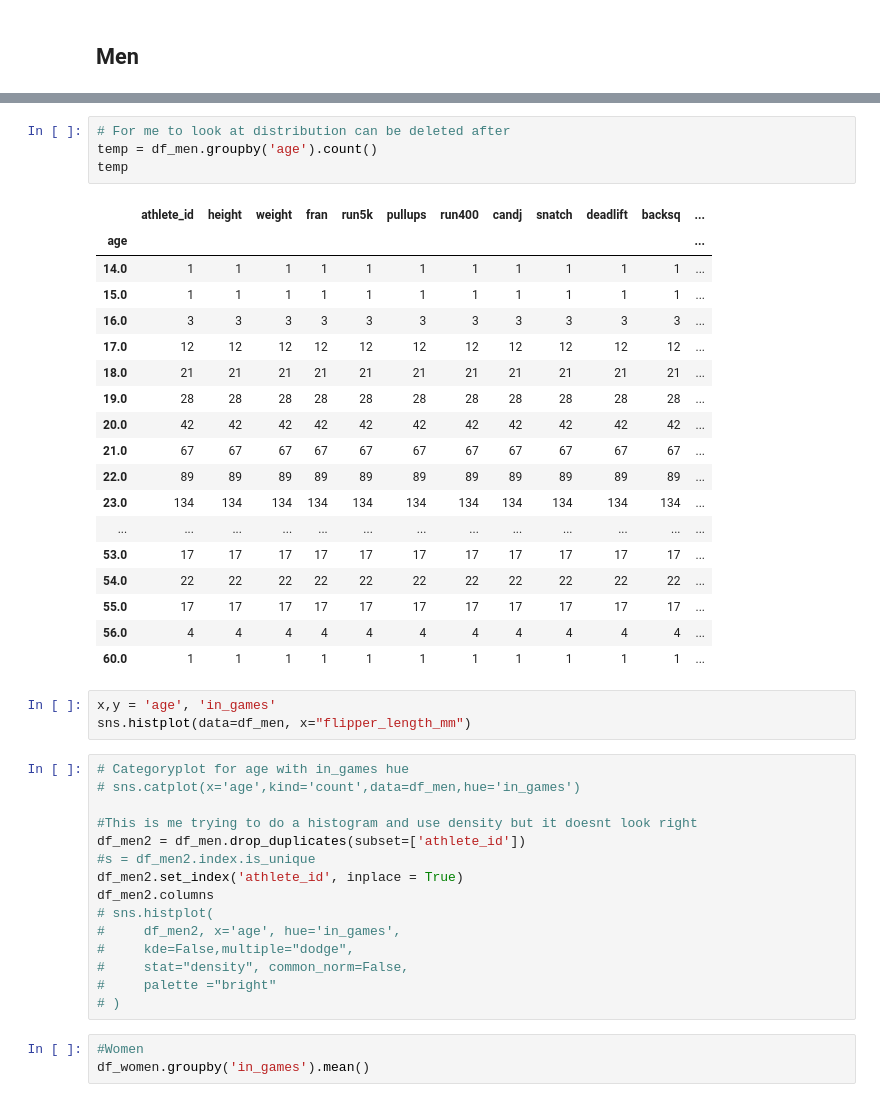
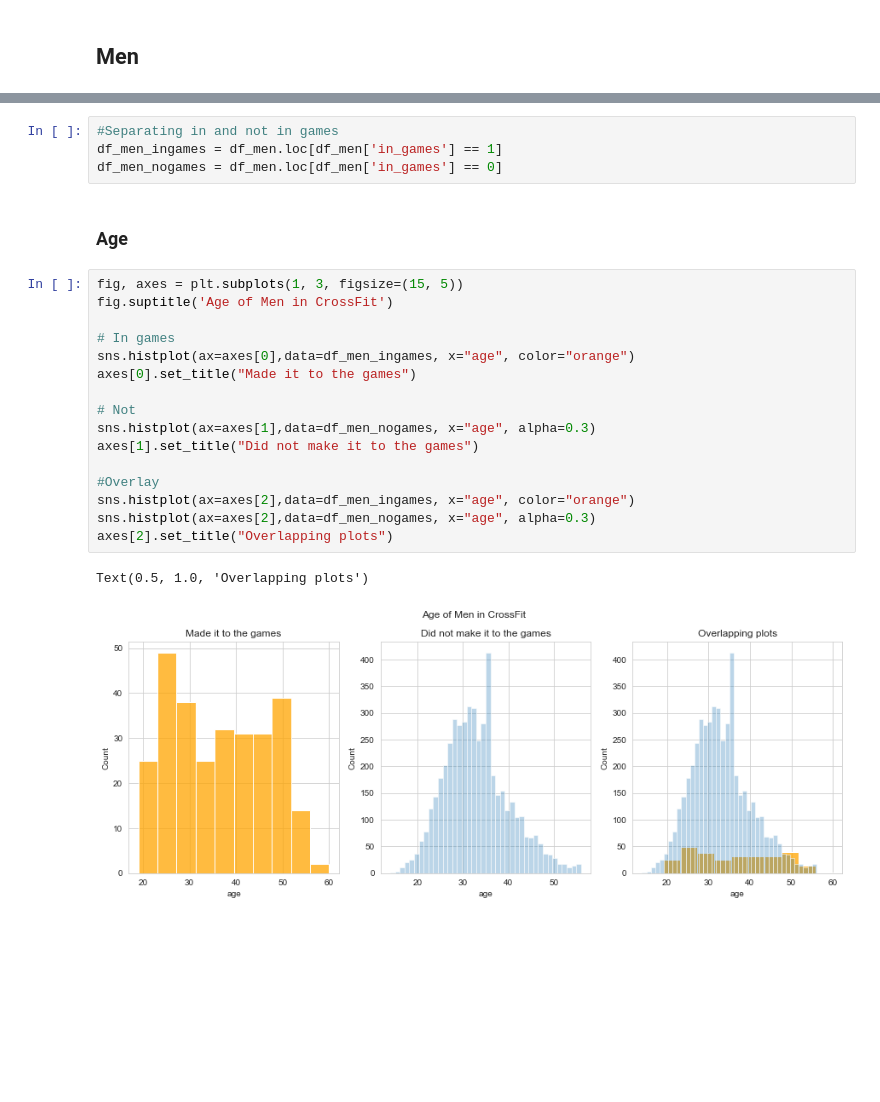
Before and after one commit to allisontao/crossfit-games-analysis, a Jupyter notebook: logistic_regression.ipynb, the cells around one changed output, grey strips where cells are left out. Drawn from its saved outputs; the diff is of its cells as text; blank space fills up the shorter version.

Commit message:
all histograms

```diff
--- a/logistic_regression.ipynb
+++ b/logistic_regression.ipynb
@@ -194,44 +174,25 @@ x,y = 'age', 'in_games'
-# %%
-# For me to look at distribution can be deleted after
-temp = df_men.groupby('age').count()
-temp
-# %% [output]
-|  | athlete_id | height | weight | fran | run5k | pullups | run400 | candj | snatch | deadlift | backsq | ... |
-| age |  |  |  |  |  |  |  |  |  |  |  | ... |
-| 14.0 | 1 | 1 | 1 | 1 | 1 | 1 | 1 | 1 | 1 | 1 | 1 | ... |
-| 15.0 | 1 | 1 | 1 | 1 | 1 | 1 | 1 | 1 | 1 | 1 | 1 | ... |
-| 16.0 | 3 | 3 | 3 | 3 | 3 | 3 | 3 | 3 | 3 | 3 | 3 | ... |
-| 17.0 | 12 | 12 | 12 | 12 | 12 | 12 | 12 | 12 | 12 | 12 | 12 | ... |
-| 18.0 | 21 | 21 | 21 | 21 | 21 | 21 | 21 | 21 | 21 | 21 | 21 | ... |
-| 19.0 | 28 | 28 | 28 | 28 | 28 | 28 | 28 | 28 | 28 | 28 | 28 | ... |
-| 20.0 | 42 | 42 | 42 | 42 | 42 | 42 | 42 | 42 | 42 | 42 | 42 | ... |
-| 21.0 | 67 | 67 | 67 | 67 | 67 | 67 | 67 | 67 | 67 | 67 | 67 | ... |
-| 22.0 | 89 | 89 | 89 | 89 | 89 | 89 | 89 | 89 | 89 | 89 | 89 | ... |
-| 23.0 | 134 | 134 | 134 | 134 | 134 | 134 | 134 | 134 | 134 | 134 | 134 | ... |
-| ... | ... | ... | ... | ... | ... | ... | ... | ... | ... | ... | ... | ... |
-| 53.0 | 17 | 17 | 17 | 17 | 17 | 17 | 17 | 17 | 17 | 17 | 17 | ... |
-| 54.0 | 22 | 22 | 22 | 22 | 22 | 22 | 22 | 22 | 22 | 22 | 22 | ... |
-| 55.0 | 17 | 17 | 17 | 17 | 17 | 17 | 17 | 17 | 17 | 17 | 17 | ... |
-| 56.0 | 4 | 4 | 4 | 4 | 4 | 4 | 4 | 4 | 4 | 4 | 4 | ... |
-| 60.0 | 1 | 1 | 1 | 1 | 1 | 1 | 1 | 1 | 1 | 1 | 1 | ... |
-# %%
-x,y = 'age', 'in_games'
-sns.histplot(data=df_men, x="flipper_length_mm")
-# %%
-# Categoryplot for age with in_games hue
-# sns.catplot(x='age',kind='count',data=df_men,hue='in_games')
-
-#This is me trying to do a histogram and use density but it doesnt look right
-df_men2 = df_men.drop_duplicates(subset=['athlete_id'])
-#s = df_men2.index.is_unique
-df_men2.set_index('athlete_id', inplace = True)
-df_men2.columns
-# sns.histplot(
-#     df_men2, x='age', hue='in_games',
-#     kde=False,multiple="dodge",
-#     stat="density", common_norm=False,
-#     palette ="bright"
-# )
-# %%
-#Women
-df_women.groupby('in_games').mean()
+# %%
+#Separating in and not in games
+df_men_ingames = df_men.loc[df_men['in_games'] == 1]
+df_men_nogames = df_men.loc[df_men['in_games'] == 0]
+# %% [markdown]
+### Age
+# %%
+fig, axes = plt.subplots(1, 3, figsize=(15, 5))
+fig.suptitle('Age of Men in CrossFit')
+
+# In games
+sns.histplot(ax=axes[0],data=df_men_ingames, x="age", color="orange")
+axes[0].set_title("Made it to the games")
+
+# Not
+sns.histplot(ax=axes[1],data=df_men_nogames, x="age", alpha=0.3)
+axes[1].set_title("Did not make it to the games")
+
+#Overlay
+sns.histplot(ax=axes[2],data=df_men_ingames, x="age", color="orange")
+sns.histplot(ax=axes[2],data=df_men_nogames, x="age", alpha=0.3)
+axes[2].set_title("Overlapping plots")
+# %% [output]
+Text(0.5, 1.0, 'Overlapping plots')
+[figure, added]
```
Also changed, not shown: parts of 51 cells of this notebook.
